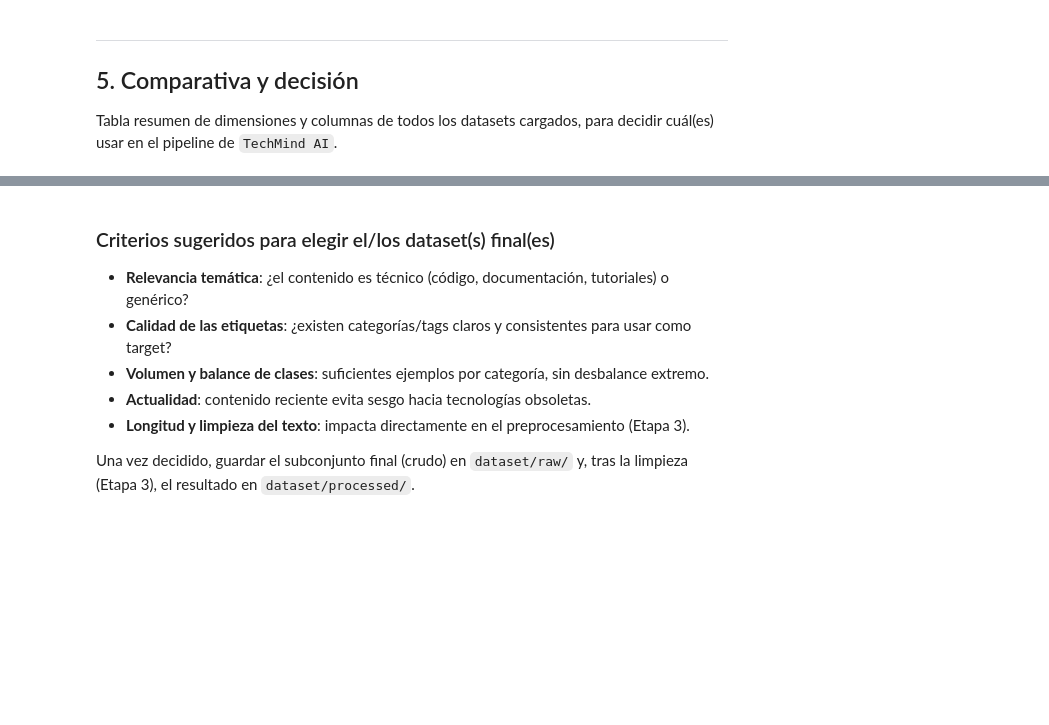
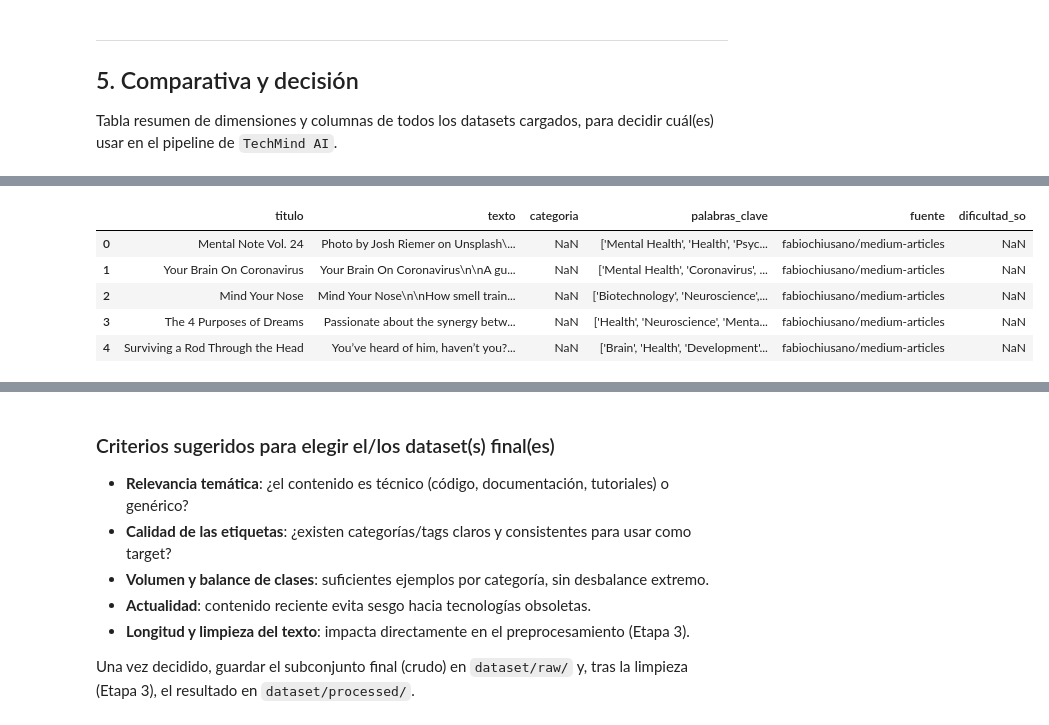
Before and after one commit to No-Country-simulation/G9-LATAM-Team-46, a Jupyter notebook: dataset/notebooks/01_extraccion_datasets.ipynb, the cells around one changed output, grey strips where cells are left out. Drawn from its saved outputs; the diff is of its cells as text; code cells hidden in the pictures; blank space fills up the shorter version.

```diff
--- a/dataset/notebooks/01_extraccion_datasets.ipynb
+++ b/dataset/notebooks/01_extraccion_datasets.ipynb
@@ -294,0 +312,41 @@ df_resumen
+# %%
+def seleccionar_columnas(df, mapa_columnas, fuente):
+    """Selecciona y renombra columnas de un dataset al esquema comun (titulo, texto, categoria, palabras_clave)."""
+    df_sel = df[list(mapa_columnas.keys())].rename(columns=mapa_columnas)
+    df_sel["fuente"] = fuente
+    return df_sel
+
+
+df_fabiochiusano_sel = seleccionar_columnas(
+    df_medium_chiusano,
+    {"title": "titulo", "text": "texto", "tags": "palabras_clave"},
+    "fabiochiusano/medium-articles",
+)
+df_fabiochiusano_sel["categoria"] = np.nan
+df_fabiochiusano_sel["dificultad_so"] = np.nan
+
+df_so_sel = seleccionar_columnas(
+    df_so_recent,
+    {"title": "titulo", "body": "texto", "categories": "categoria", "tags": "palabras_clave"},
+    "kutayahin/stackoverflow-programming-questions-2020-2025",
+)
+# Se conserva el difficulty_score original de SO (unica fuente con una medida
+# de dificultad real) para poder derivar "nivel" mas adelante (Parte 8).
+df_so_sel["dificultad_so"] = df_so_recent["difficulty_score"]
+
+df_techmind_sel = seleccionar_columnas(
+    df_etchmind,
+    {"titulo": "titulo", "texto": "texto", "categoria": "categoria", "tags": "palabras_clave"},
+    "techmind_dataset_v1 (subida manual)",
+)
+df_techmind_sel["dificultad_so"] = np.nan
+
+columnas_finales = ["titulo", "texto", "categoria", "palabras_clave", "fuente", "dificultad_so"]
+df_unificado = pd.concat(
+    [
+        df_fabiochiusano_sel[columnas_finales],
+        df_so_sel[columnas_finales],
+        df_techmind_sel[columnas_finales],
+    ],
+    ignore_index=True,
+)
@@ -294,0 +370,9 @@ df_resumen
+# %%
+df_unificado.head()
+# %% [output]
+|  | titulo | texto | categoria | palabras_clave | fuente | dificultad_so |
+| 0 | Mental Note Vol. 24 | Photo by Josh Riemer on Unsplash\... | NaN | ['Mental Health', 'Health', 'Psyc... | fabiochiusano/medium-articles | NaN |
+| 1 | Your Brain On Coronavirus | Your Brain On Coronavirus\n\nA gu... | NaN | ['Mental Health', 'Coronavirus', ... | fabiochiusano/medium-articles | NaN |
+| 2 | Mind Your Nose | Mind Your Nose\n\nHow smell train... | NaN | ['Biotechnology', 'Neuroscience',... | fabiochiusano/medium-articles | NaN |
+| 3 | The 4 Purposes of Dreams | Passionate about the synergy betw... | NaN | ['Health', 'Neuroscience', 'Menta... | fabiochiusano/medium-articles | NaN |
+| 4 | Surviving a Rod Through the Head | You’ve heard of him, haven’t you?... | NaN | ['Brain', 'Health', 'Development'... | fabiochiusano/medium-articles | NaN |
```
Also changed, not shown: parts of 23 cells of this notebook, 1 other file.
